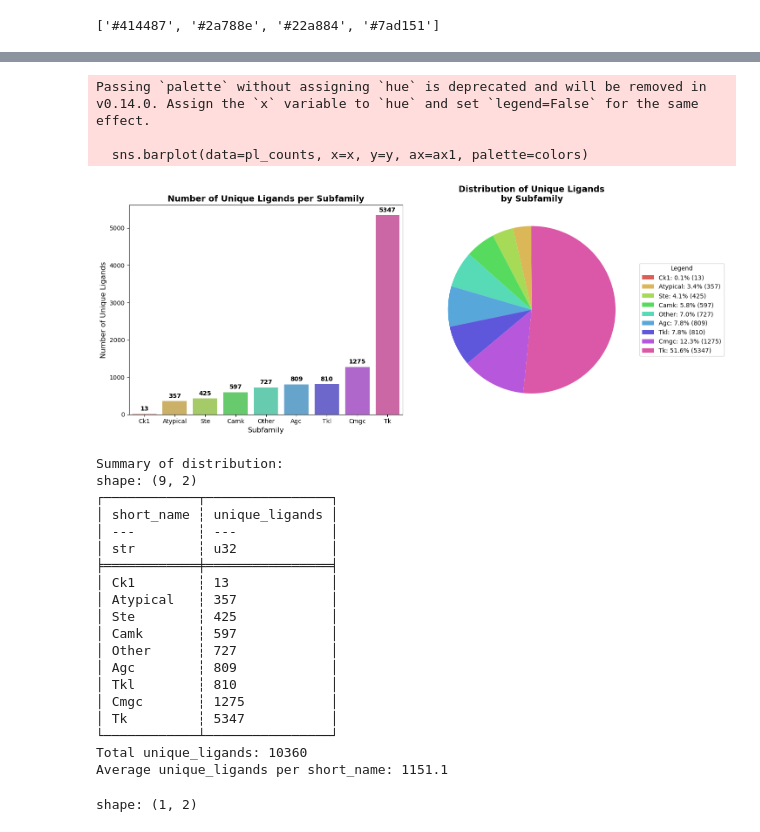
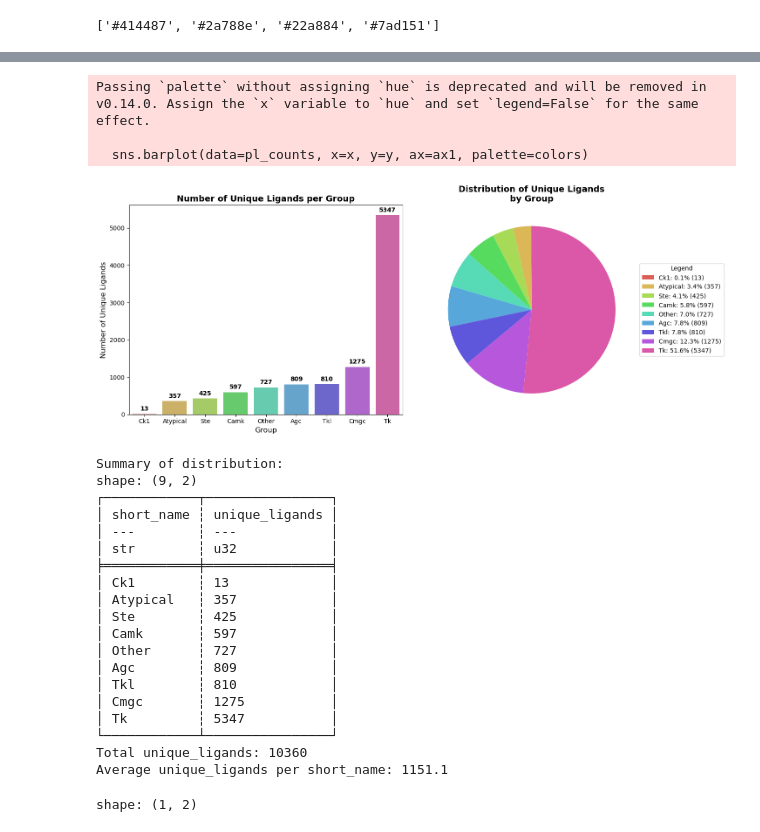
Before and after one commit to Jack-42/ligandActivityAnalysis, a Jupyter notebook: notebooks/exploratory_analysis.ipynb, the cells around one changed output, grey strips where cells are left out. Drawn from its saved outputs; the diff is of its cells as text; code cells hidden in the pictures.

Commit message:
update title

```diff
--- a/notebooks/exploratory_analysis.ipynb
+++ b/notebooks/exploratory_analysis.ipynb
@@ -278,24 +285,24 @@ def pie_bar_plot(pl_counts, x: str, y: str, bar_title: str, pie_title: str, xlab
     print(f"Total {y}: {total_y}")
     print(f"Average {y} per {x}: {pl_counts[y].mean():.1f}")
 # %%
-bar_title = 'Number of Unique Ligands per Subfamily'
-pie_title = 'Distribution of Unique Ligands\nby Subfamily'
+bar_title = 'Number of Unique Ligands per Group'
+pie_title = 'Distribution of Unique Ligands\nby Group'
 x = "short_name"
 y = "unique_ligands"
-xlabel = 'Subfamily'
+xlabel = 'Group'
 ylabel = "Number of Unique Ligands"
 # Calculate unique ligands per family cluster
 ligand_counts = (ligand_cluster_df
                 .group_by('short_name')
                 .agg(pl.col('molregno').n_unique().alias('unique_ligands'))
                 .sort('short_name'))
 # note that sum is larger than N unique ligands bc some ligands have multiple targets
 pie_bar_plot(ligand_counts, x, y, bar_title, pie_title, xlabel, ylabel)
 # %% [output]
 Passing `palette` without assigning `hue` is deprecated and will be removed in v0.14.0. Assign the `x` variable to `hue` and set `legend=False` for the same effect.
 
   sns.barplot(data=pl_counts, x=x, y=y, ax=ax1, palette=colors)
-[figure, old version]
+[figure, new version]
 Summary of distribution:
 shape: (9, 2)
 ┌────────────┬────────────────┐
```
Also changed, not shown: parts of 4 cells of this notebook.
